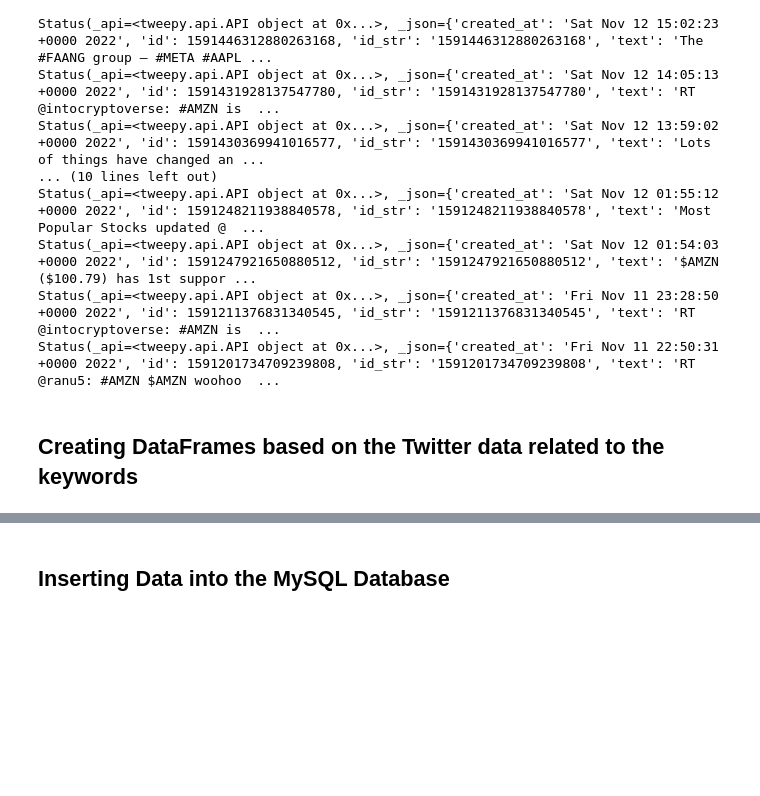
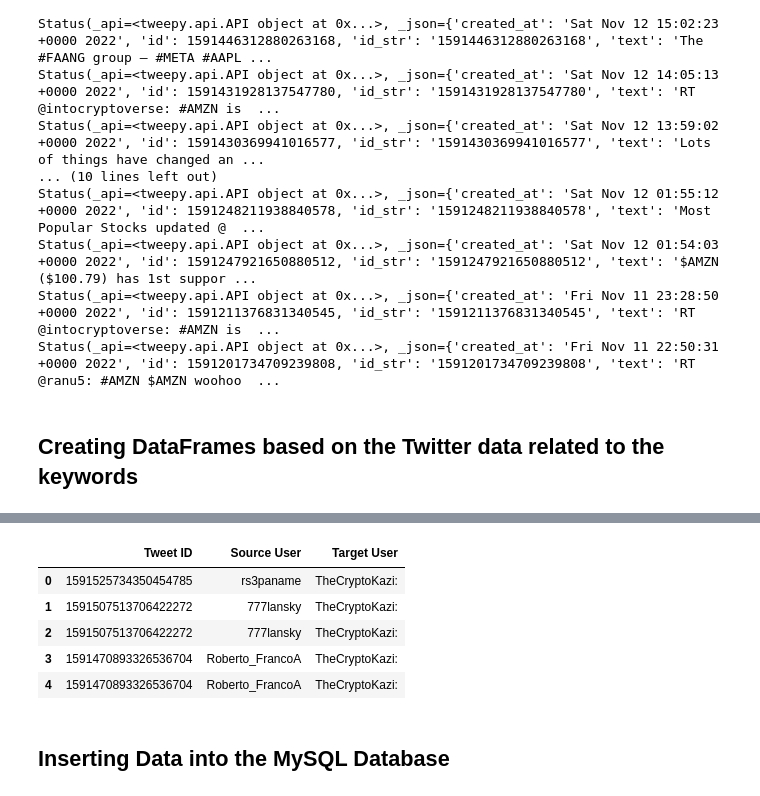
Before and after one commit to Draconian10/StockAssist, a Jupyter notebook: Twitter_Scraping/Twitter_Bot.ipynb, the cells around one changed output, grey strips where cells are left out. Drawn from its saved outputs; the diff is of its cells as text; code cells hidden in the pictures; blank space fills up the shorter version.

```diff
--- a/Twitter_Scraping/Twitter_Bot.ipynb
+++ b/Twitter_Scraping/Twitter_Bot.ipynb
@@ -146,3 +184,12 @@ tbl_mention_df = pd.DataFrame(tbl_mention, columns = ['Tweet ID', 'Source User',
+# %%
+tbl_mention_df.head()
+# %% [output]
+|  | Tweet ID | Source User | Target User |
+| 0 | 1591525734350454785 | rs3paname | TheCryptoKazi: |
+| 1 | 1591507513706422272 | 777lansky | TheCryptoKazi: |
+| 2 | 1591507513706422272 | 777lansky | TheCryptoKazi: |
+| 3 | 1591470893326536704 | Roberto_FrancoA | TheCryptoKazi: |
+| 4 | 1591470893326536704 | Roberto_FrancoA | TheCryptoKazi: |
 # %% [markdown]
 ## Inserting Data into the MySQL Database
 # %%
```
Also changed, not shown: parts of 6 cells of this notebook.
